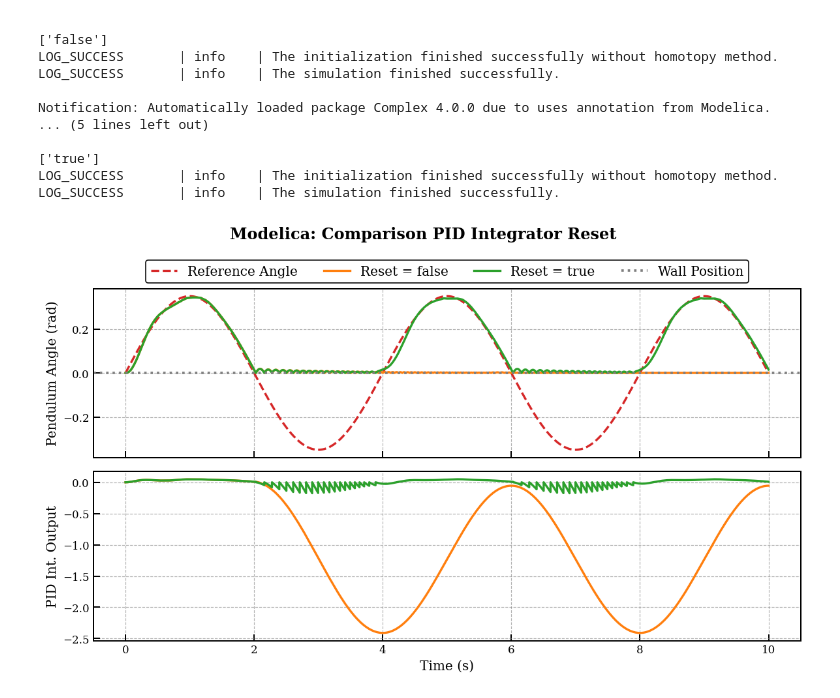
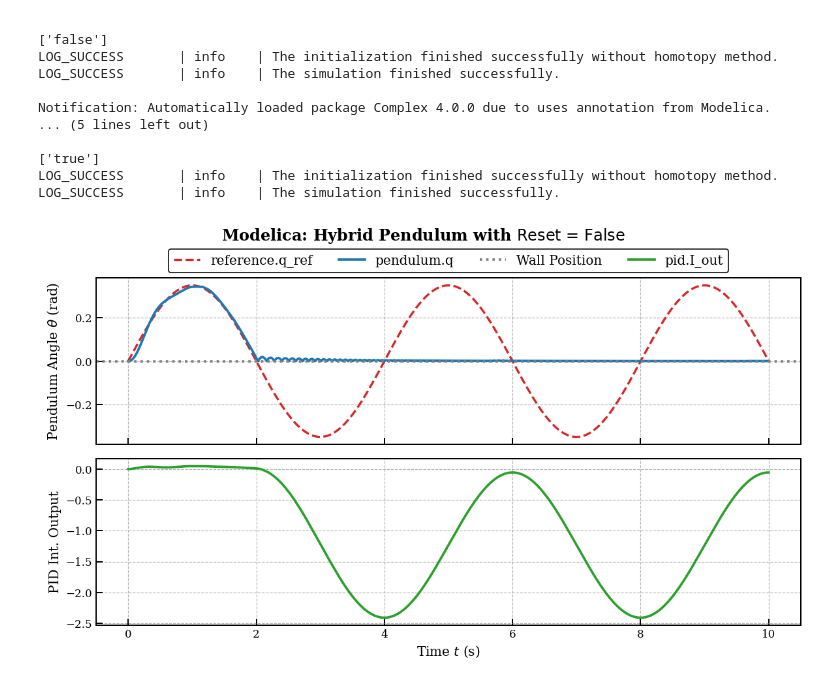
Before and after one commit to FlorianFrech/SystemSimulation, a Jupyter notebook: demos/ControlledPendulum/MyModels/Modelica/hybrid_example.ipynb, the cells around one changed output. Saved outputs shown, nothing was run; the diff lists cells and outputs as text; code cells hidden in the pictures.

```diff
--- a/demos/ControlledPendulum/MyModels/Modelica/hybrid_example.ipynb
+++ b/demos/ControlledPendulum/MyModels/Modelica/hybrid_example.ipynb
@@ -54,27 +54,27 @@ LOG_SUCCESS       | info    | The simulation finished successfully.
 # %%
 style_reset_true = {'color': 'tab:green', 'linestyle': '-', 'linewidth': 2, 'label': 'Reset = true'}
 style_reset_false = {'color': 'tab:orange', 'linestyle': '-', 'linewidth': 2, 'label': 'Reset = false'}
 
 fig, axs = plt.subplots(ncols=1, nrows=2, sharex=True)
 fig.set_size_inches(10,6)
 
-fig.suptitle(f'Modelica: Comparison PID Integrator Reset', fontweight='bold')
+fig.suptitle(r'Modelica: Hybrid Pendulum with $\text{Reset = False}$', fontweight='bold', y=0.95)
 
-axs[0].plot(results['false']['time'], results['false']['reference.q_ref'], label='Reference Angle', color='tab:red', linestyle='--', linewidth=2)
-axs[0].plot(results['false']['time'], results['false']['pendulum.q'], **style_reset_false)
-axs[0].plot(results['true']['time'], results['true']['pendulum.q'], **style_reset_true)
-axs[0].axhline(y=0, color='tab:gray', linestyle=':', label='Wall Position')
-axs[0].set_ylabel('Pendulum Angle (rad)')
+s1, = axs[0].plot(results['false']['time'], results['false']['reference.q_ref'], label='reference.q_ref', color='tab:red', linestyle='--', linewidth=2)
+s2, = axs[0].plot(results['false']['time'], results['false']['pendulum.q'], label='pendulum.q', color='tab:blue')
+s3  = axs[0].axhline(y=0, color='tab:gray', linestyle=':', label='Wall Position')
+axs[0].set_ylabel(r'Pendulum Angle $\theta$ (rad)')
 axs[0].grid()
 
-axs[0].legend(loc='center', bbox_to_anchor=(0.5, 1.1), ncols=4)
-
-axs[1].plot(results['false']['time'], results['false']['pid.I_out'], **style_reset_false)
-axs[1].plot(results['true']['time'], results['true']['pid.I_out'], **style_reset_true)
-axs[1].set_xlabel('Time (s)')
+s4, = axs[1].plot(results['false']['time'], results['false']['pid.I_out'], color='tab:green', label='pid.I_out')
+axs[1].set_xlabel(r'Time $t$ (s)')
 axs[1].set_ylabel('PID Int. Output')
 axs[1].grid()
+
+handles = [s1, s2, s3, s4]
+axs[0].legend(handles=handles, loc='center', bbox_to_anchor=(0.5, 1.1), ncols=4)
+
 plt.tight_layout()
-plt.savefig('../figures/Hybrid/Modelica_PID_Integrator_Reset_Comparison.svg')
+plt.savefig('../figures/Hybrid/Modelica_PID_Integrator_Reset_Falsesvg')
 # %% [output]
-[figure, old version]
+[figure, new version]
```
Also changed, not shown: parts of 1 cell of this notebook, 43 other files.
